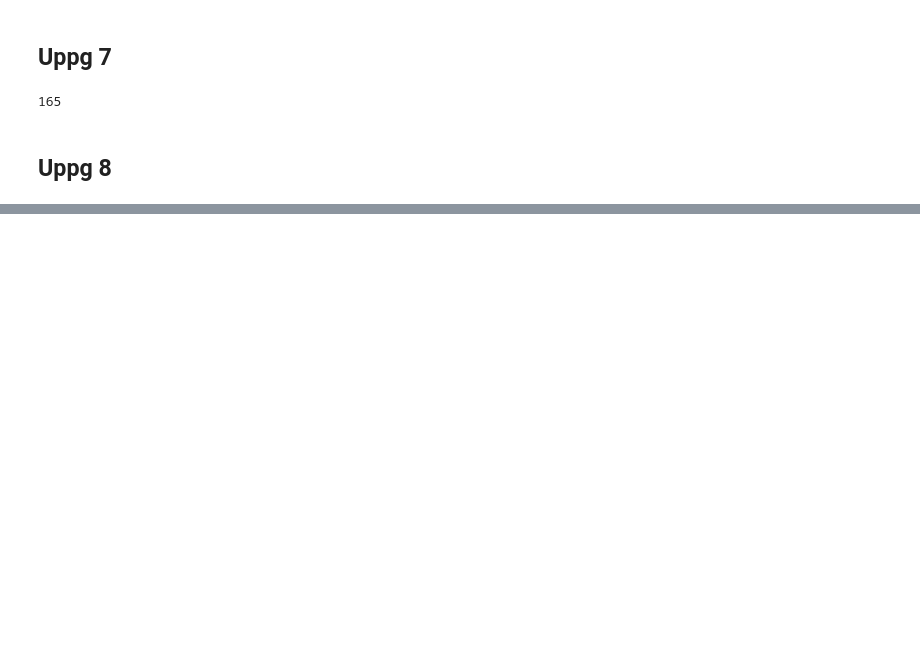
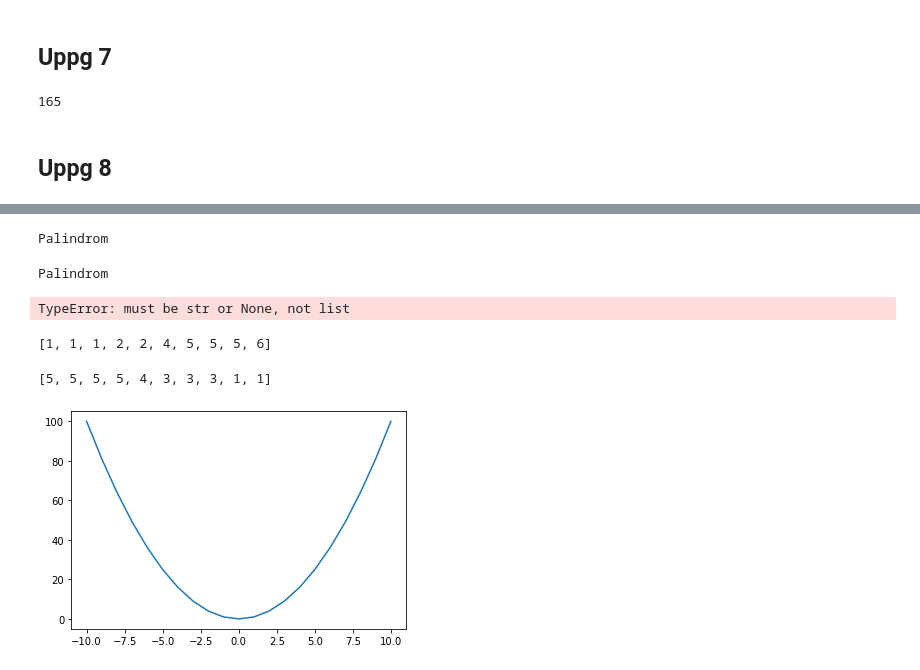
Before and after one commit to Limpan0305/linus_sundsten_TE19C, a Jupyter notebook: Programmering1/Övningsprov.ipynb, the cells around one changed output, grey strips where cells are left out. Saved outputs shown, nothing was run; the diff lists cells and outputs as text; code cells hidden in the pictures; blank space fills up the shorter version.

```diff
--- a/Programmering1/Övningsprov.ipynb
+++ b/Programmering1/Övningsprov.ipynb
@@ -95,0 +457,7 @@ print(femmor)
+# %%
+#5a
+x = 5
+
+for i in range(0,11):
+    summa = x*i
+    print(summa, end=", ")
@@ -95,0 +667,73 @@ print(femmor)
+# %%
+#3
+tecken = input("Skriv ett ord")
+
+if tecken[::-1] == tecken:
+    print("Palindrom")
+else:
+    print("Ej")
+# %% [output]
+Palindrom
+# %%
+tecken = input("Skriv ett ord")
+tecken = tecken.replace(" ", "")
+tecken = tecken.replace(".", "")
+tecken = tecken.replace(",", "")
+
+if tecken[::-1] == tecken:
+    print("Palindrom")
+else:
+    print("Ej")
+# %% [output]
+Palindrom
+# %%
+tecken = "hej jag heter linus"
+tecken = tecken.replace(" ", "")
+tecken = tecken.replace(".", "")
+tecken = tecken.replace(",", "")
+
+lista = ["a", "e", "i", "o", "u", "y"]
+antal = citat.split (lista)
+print(len(citat))
+# %% [output]
+TypeError: must be str or None, not list
+# %%
+##Listor
+#1a
+import random as rnd
+
+lista = []
+
+for i in range (10):
+    y = rnd.randint(1,6)
+    lista.append(y)
+    lista.sort()
+
+print(lista)
+# %% [output]
+[1, 1, 1, 2, 2, 4, 5, 5, 5, 6]
+# %%
+#1b
+import random as rnd
+
+lista = []
+
+for i in range(10):
+    y = rnd.randint(1,6)
+    lista.append(y)
+    lista.sort()
+    lista.reverse()
+print(lista)
+# %% [output]
+[5, 5, 5, 5, 4, 3, 3, 3, 1, 1]
+# %%
+#2
+import matplotlib.pyplot as plt
+
+y = [ x**2 for x in range(-10,11)]
+x = [x for x in range(-10,11)]
+
+plt.plot(x,y)
+plt.show()
+# %% [output]
+[figure, added]
```
Also changed, not shown: parts of 52 cells of this notebook, 4 other files.
